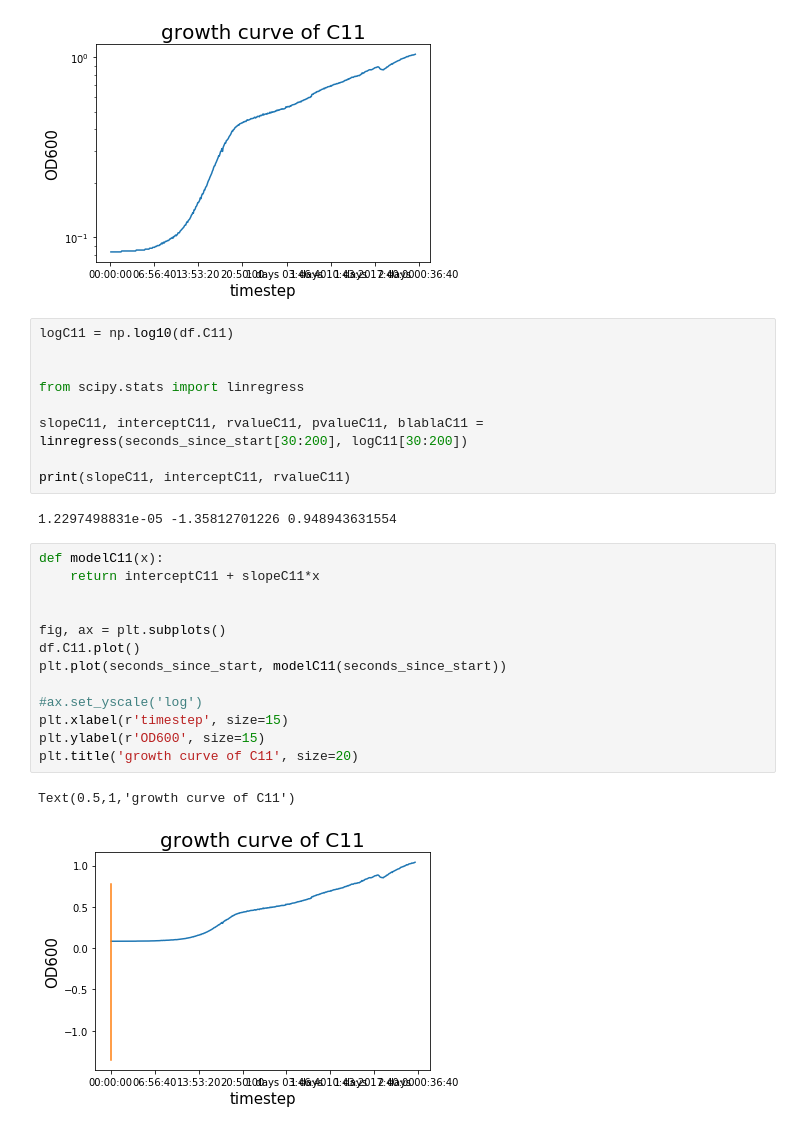
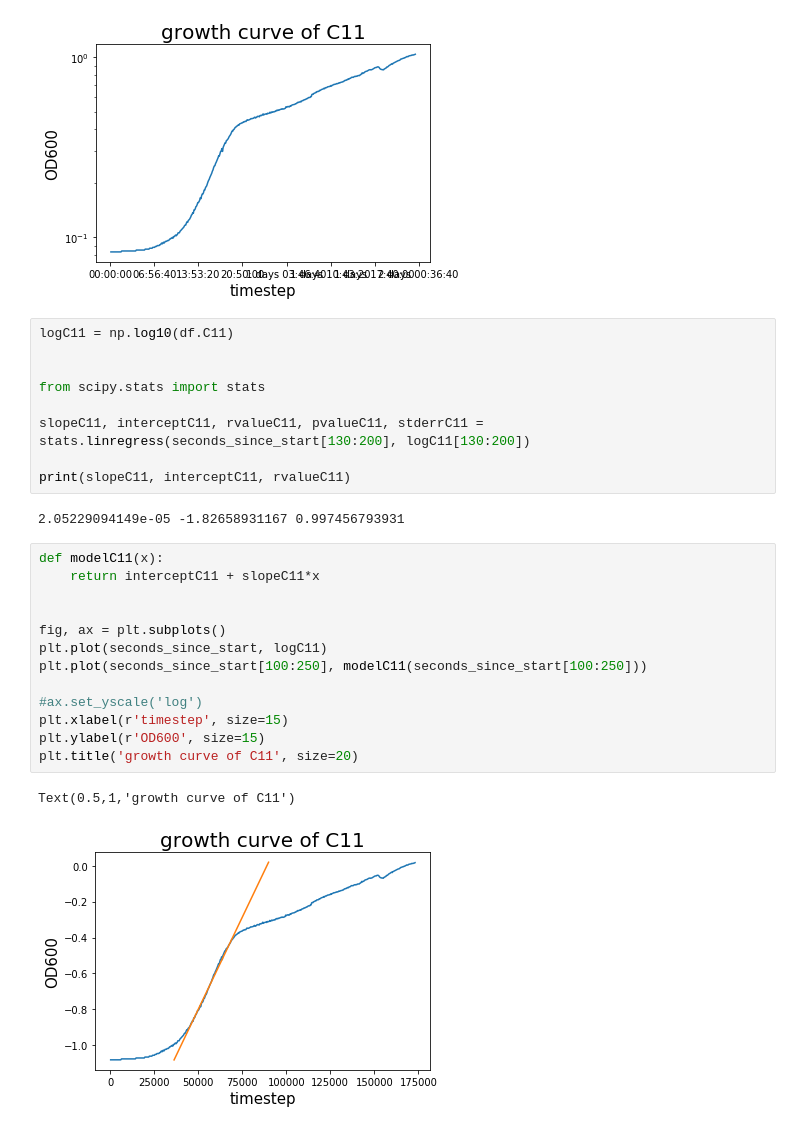
Before and after one commit to tkuhm/casimir_programming, a Jupyter notebook: Els_trying_stuff.ipynb, the cells around one changed output. Saved outputs shown, nothing was run; the diff lists cells and outputs as text.

```diff
--- a/Els_trying_stuff.ipynb
+++ b/Els_trying_stuff.ipynb
@@ -128,26 +128,26 @@ Text(0.5,1,'growth curve of C11')
 logC11 = np.log10(df.C11)
 
 
-from scipy.stats import linregress
+from scipy.stats import stats
 
-slopeC11, interceptC11, rvalueC11, pvalueC11, blablaC11 = linregress(seconds_since_start[30:200], logC11[30:200])
+slopeC11, interceptC11, rvalueC11, pvalueC11, stderrC11 = stats.linregress(seconds_since_start[130:200], logC11[130:200])
 
 print(slopeC11, interceptC11, rvalueC11)
 # %% [output]
-1.2297498831e-05 -1.35812701226 0.948943631554
+2.05229094149e-05 -1.82658931167 0.997456793931
 # %%
 def modelC11(x):
     return interceptC11 + slopeC11*x
 
 
 fig, ax = plt.subplots()
-df.C11.plot()
-plt.plot(seconds_since_start, modelC11(seconds_since_start))
+plt.plot(seconds_since_start, logC11)
+plt.plot(seconds_since_start[100:250], modelC11(seconds_since_start[100:250]))
 
 #ax.set_yscale('log')
 plt.xlabel(r'timestep', size=15)
 plt.ylabel(r'OD600', size=15)
 plt.title('growth curve of C11', size=20)
 # %% [output]
 Text(0.5,1,'growth curve of C11')
-[figure, old version]
+[figure, new version]
```
Also changed, not shown: parts of 8 cells of this notebook.
